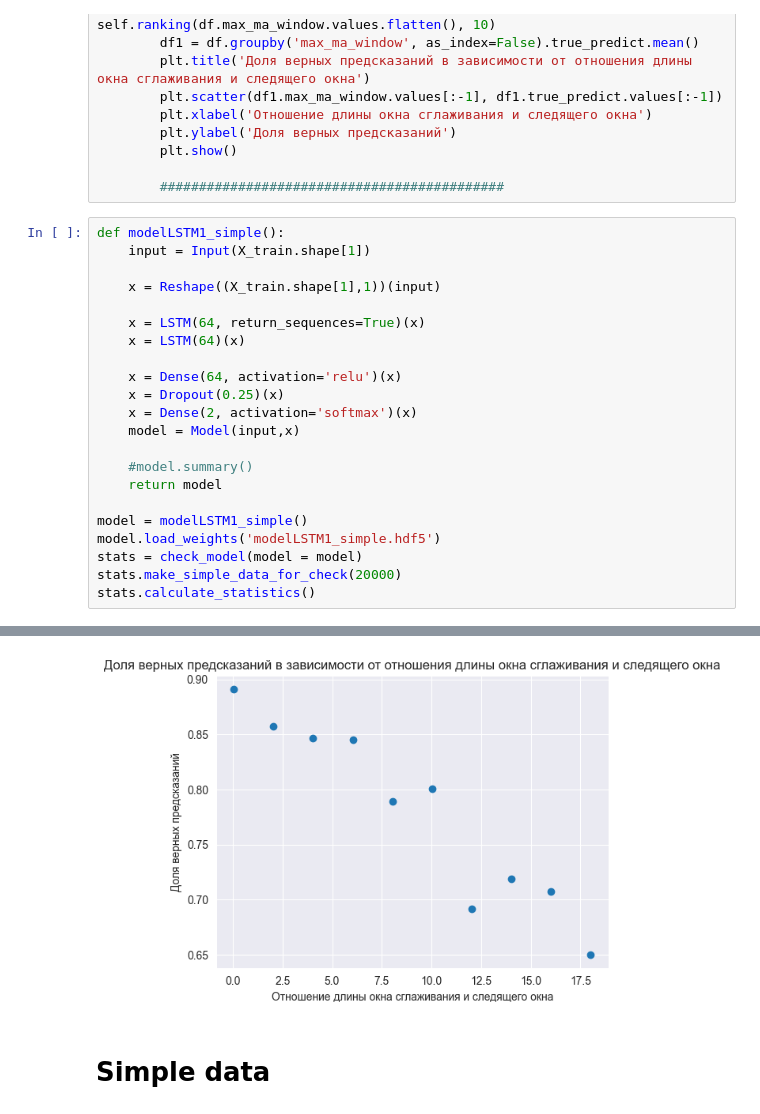
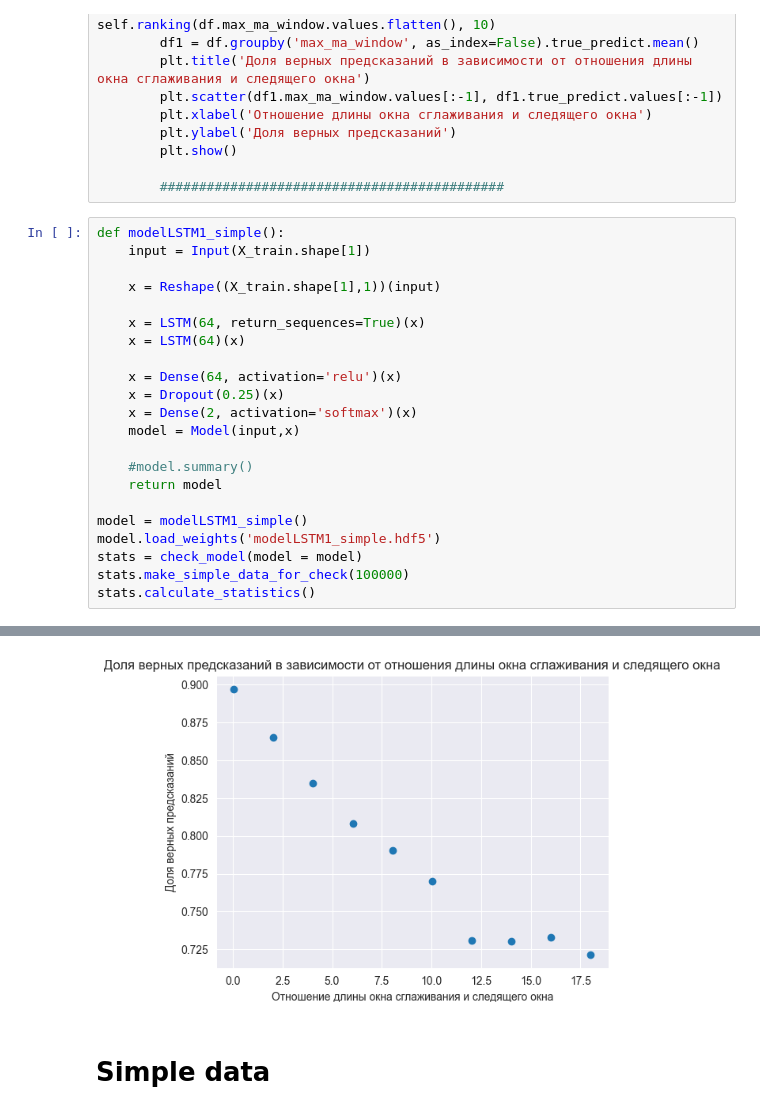
Before and after one commit to aldmitry/signal_processing_with_NN, a Jupyter notebook: Single_signal.ipynb, the cells around one changed output, grey strips where cells are left out. Drawn from its saved outputs; the diff is of its cells as text.

```diff
--- a/Single_signal.ipynb
+++ b/Single_signal.ipynb
@@ -679,6 +679,6 @@ def modelLSTM1_simple():
 model = modelLSTM1_simple()
 model.load_weights('modelLSTM1_simple.hdf5')
 stats = check_model(model = model)
-stats.make_simple_data_for_check(20000)
+stats.make_simple_data_for_check(100000)
 stats.calculate_statistics()
 # %% [output]
@@ -687,4 +687,4 @@ stats.calculate_statistics()
-[figure, old version]
+[figure, new version]
 # %% [markdown]
 # Simple data
 # %%
```
Also changed, not shown: parts of 4 cells of this notebook, 1 other file.
